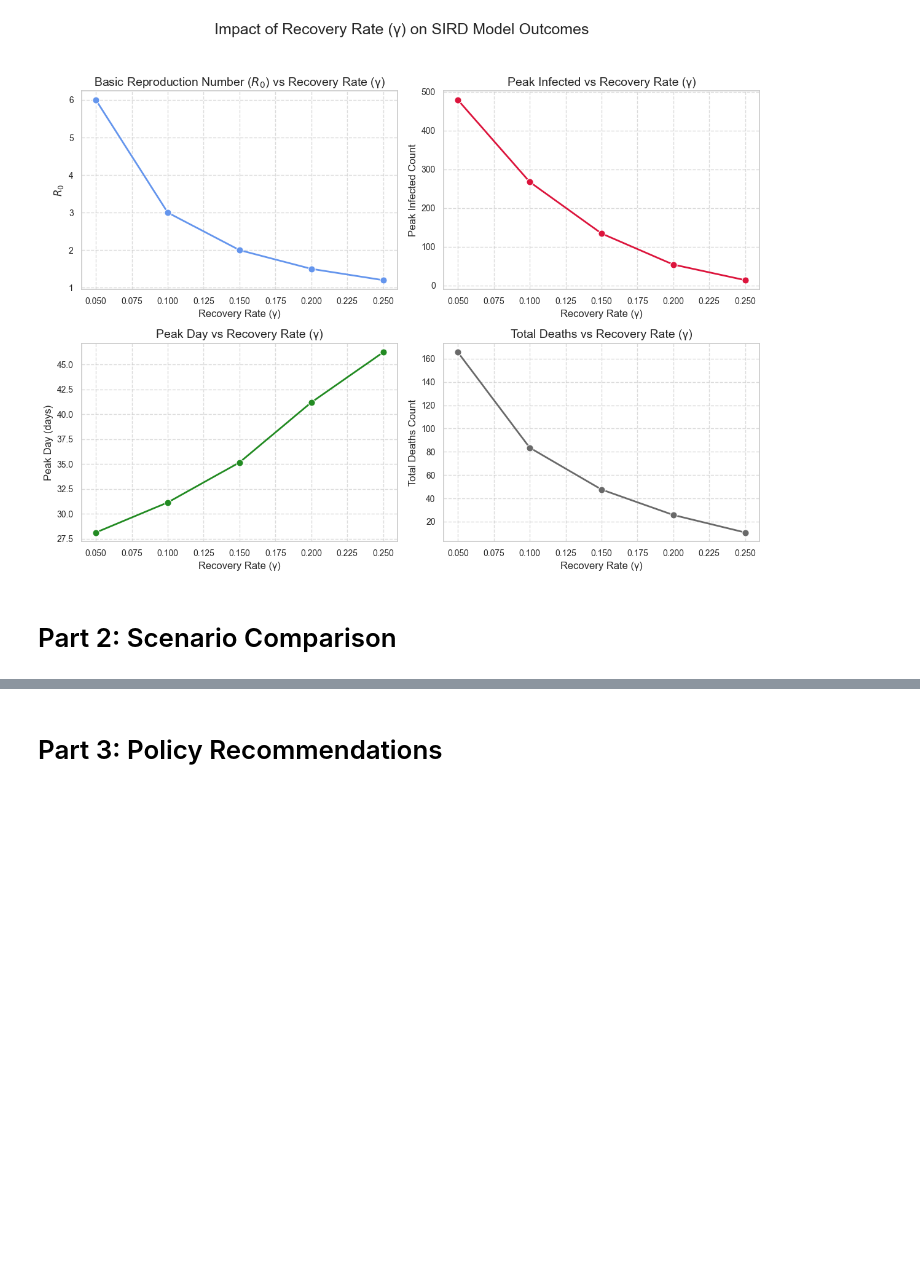
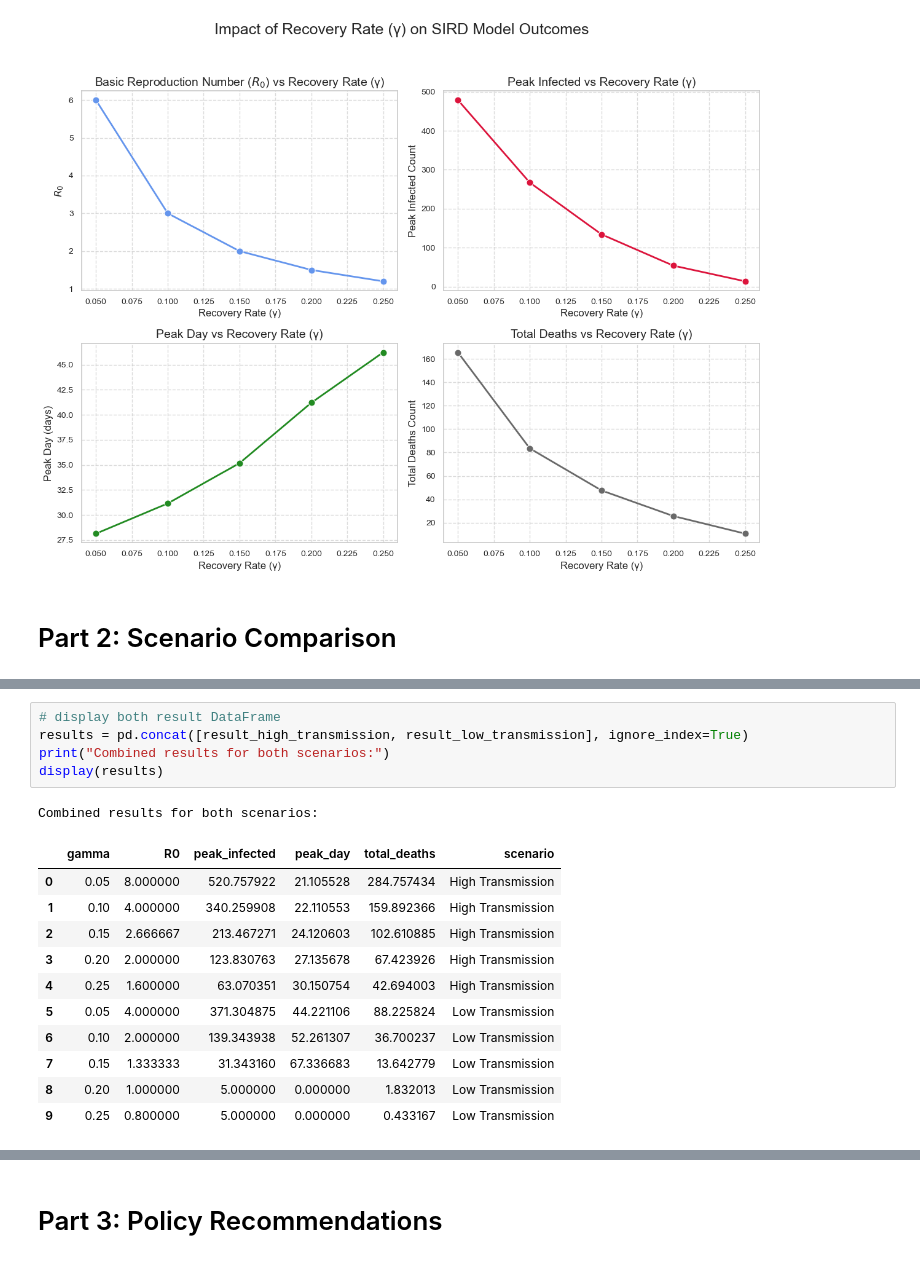
Before and after one commit to ceci2105/BioSystems_Group11, a Jupyter notebook: Assignment2/code.ipynb, the cells around one changed output, grey strips where cells are left out. Saved outputs shown, nothing was run; the diff lists cells and outputs as text; blank space fills up the shorter version.

```diff
--- a/Assignment2/code.ipynb
+++ b/Assignment2/code.ipynb
@@ -174,0 +199,18 @@ plt.show()
+# %%
+# display both result DataFrame
+results = pd.concat([result_high_transmission, result_low_transmission], ignore_index=True)
+print("Combined results for both scenarios:")
+display(results)
+# %% [output]
+Combined results for both scenarios:
+|  | gamma | R0 | peak_infected | peak_day | total_deaths | scenario |
+| 0 | 0.05 | 8.000000 | 520.757922 | 21.105528 | 284.757434 | High Transmission |
+| 1 | 0.10 | 4.000000 | 340.259908 | 22.110553 | 159.892366 | High Transmission |
+| 2 | 0.15 | 2.666667 | 213.467271 | 24.120603 | 102.610885 | High Transmission |
+| 3 | 0.20 | 2.000000 | 123.830763 | 27.135678 | 67.423926 | High Transmission |
+| 4 | 0.25 | 1.600000 | 63.070351 | 30.150754 | 42.694003 | High Transmission |
+| 5 | 0.05 | 4.000000 | 371.304875 | 44.221106 | 88.225824 | Low Transmission |
+| 6 | 0.10 | 2.000000 | 139.343938 | 52.261307 | 36.700237 | Low Transmission |
+| 7 | 0.15 | 1.333333 | 31.343160 | 67.336683 | 13.642779 | Low Transmission |
+| 8 | 0.20 | 1.000000 | 5.000000 | 0.000000 | 1.832013 | Low Transmission |
+| 9 | 0.25 | 0.800000 | 5.000000 | 0.000000 | 0.433167 | Low Transmission |
```
Also changed, not shown: parts of 4 cells of this notebook, 1 other file.
